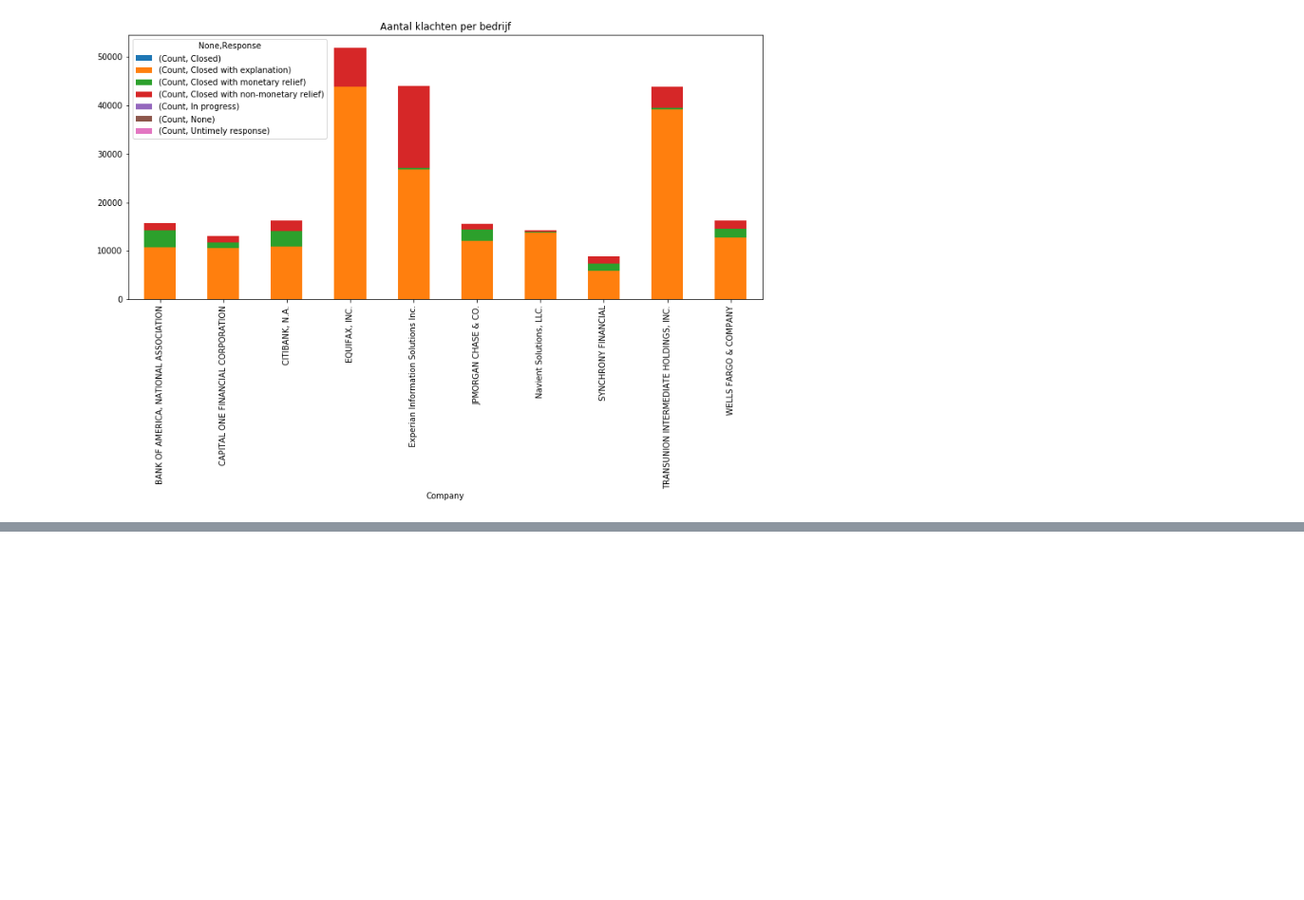
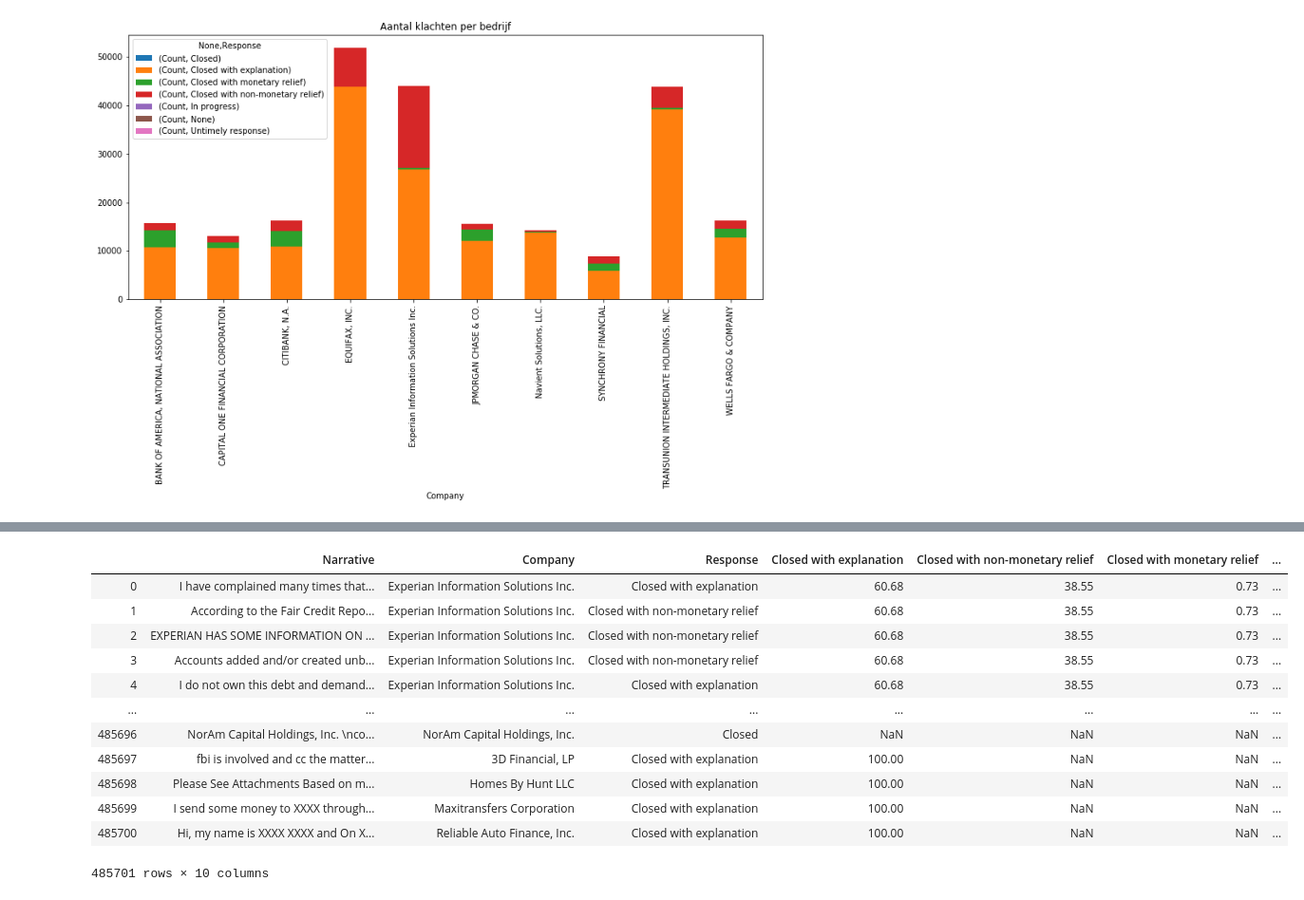
Before and after one commit to WouterStemgee/applied-machine-learning-consumer-complaints-database, a Jupyter notebook: sprint3/sprint3_Thomas.ipynb, the cells around one changed output, grey strips where cells are left out. Shown at 95% size. Cells and saved outputs as stored; diff of their text form; code cells hidden in the pictures; blank space fills up the shorter version.

```diff
--- a/sprint3/sprint3_Thomas.ipynb
+++ b/sprint3/sprint3_Thomas.ipynb
@@ -45,0 +58,27 @@ response_counts.unstack().plot(kind='bar', figsize=(14,6), stacked=True, title="
+# %%
+#Aantal voorkomens van een bepaalde response tellen per bedrijf
+c = pd.DataFrame({'Count': complaints_df.groupby(['Company', 'Response']).size()})
+#Dit aantal omzetten in een percentage tegenover het aantal klachten per bedrijf
+perc = c.groupby(level=0).apply(lambda x: round(100 * x / float(x.sum()),2)).reset_index()
+#De responses pivoteren tot kolommen
+gepivoteerd = perc.pivot_table('Count', ['Company'], 'Response')
+#De kolommen opnieuw ordenen van meest naar minst voorkomend
+gepivoteerd = gepivoteerd.reindex(['Closed with explanation', 'Closed with non-monetary relief', 'Closed with monetary relief',
+                         'Untimely response', 'Closed', 'In progress', 'None'], axis=1).reset_index()
+#De complaints mergen met de percentages om een duidelijk overzicht te bekomen
+merged_df = pd.merge(complaints_df, gepivoteerd, on='Company', how='inner')
+merged_df
+# %% [output]
+|  | Narrative | Company | Response | Closed with explanation | Closed with non-monetary relief | Closed with monetary relief | ... |
+| 0 | I have complained many times that... | Experian Information Solutions Inc. | Closed with explanation | 60.68 | 38.55 | 0.73 | ... |
+| 1 | According to the Fair Credit Repo... | Experian Information Solutions Inc. | Closed with non-monetary relief | 60.68 | 38.55 | 0.73 | ... |
+| 2 | EXPERIAN HAS SOME INFORMATION ON ... | Experian Information Solutions Inc. | Closed with non-monetary relief | 60.68 | 38.55 | 0.73 | ... |
+| 3 | Accounts added and/or created unb... | Experian Information Solutions Inc. | Closed with non-monetary relief | 60.68 | 38.55 | 0.73 | ... |
+| 4 | I do not own this debt and demand... | Experian Information Solutions Inc. | Closed with explanation | 60.68 | 38.55 | 0.73 | ... |
+| ... | ... | ... | ... | ... | ... | ... | ... |
+| 485696 | NorAm Capital Holdings, Inc. \nco... | NorAm Capital Holdings, Inc. | Closed | NaN | NaN | NaN | ... |
+| 485697 | fbi is involved and cc the matter... | 3D Financial, LP | Closed with explanation | 100.00 | NaN | NaN | ... |
+| 485698 | Please See Attachments Based on m... | Homes By Hunt LLC | Closed with explanation | 100.00 | NaN | NaN | ... |
+| 485699 | I send some money to XXXX through... | Maxitransfers Corporation | Closed with explanation | 100.00 | NaN | NaN | ... |
+| 485700 | Hi, my name is XXXX XXXX and On X... | Reliable Auto Finance, Inc. | Closed with explanation | 100.00 | NaN | NaN | ... |
+485701 rows × 10 columns
```
Also changed, not shown: parts of 2 cells of this notebook.
